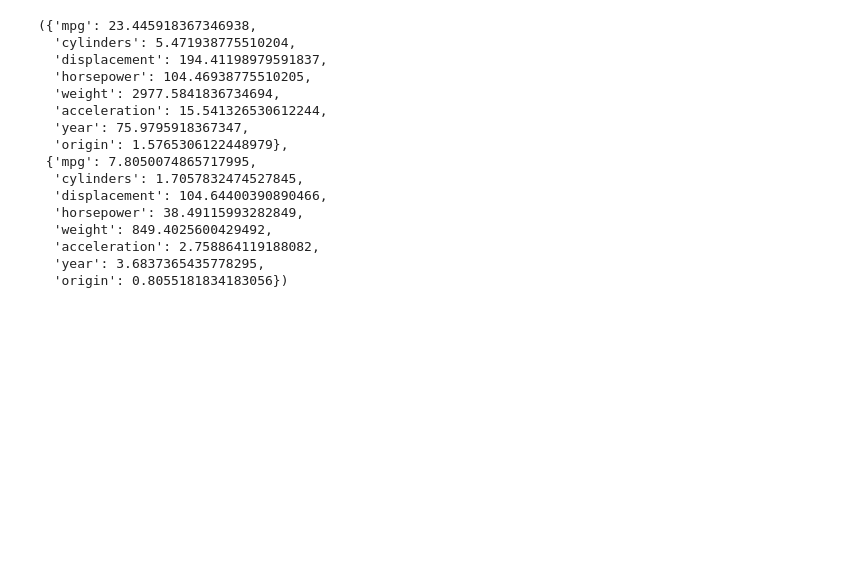
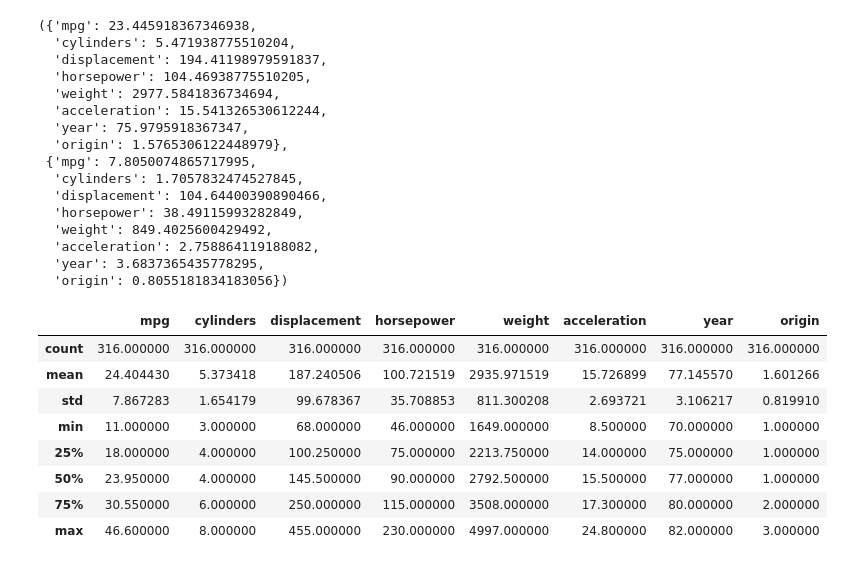
Before and after one commit to zamanmiraz/DSandML-Notebooks, a Jupyter notebook: ISLP_Practice/chapter2.ipynb, the cells around one changed output. Cells and saved outputs as stored; diff of their text form; code cells hidden in the pictures; blank space fills up the shorter version.

```diff
--- a/ISLP_Practice/chapter2.ipynb
+++ b/ISLP_Practice/chapter2.ipynb
@@ -157,3 +158,18 @@ quantitative_mean, quantitative_std
   'acceleration': 2.758864119188082,
   'year': 3.6837365435778295,
   'origin': 0.8055181834183056})
+# %%
+# Remove 10th to 85th observations from the Auto dataset
+auto_trimmed = auto.drop(auto.index[9:85])
+# %%
+auto_trimmed.describe()  # Display summary statistics of the trimmed Auto dataset
+# %% [output]
+|  | mpg | cylinders | displacement | horsepower | weight | acceleration | year | origin |
+| count | 316.000000 | 316.000000 | 316.000000 | 316.000000 | 316.000000 | 316.000000 | 316.000000 | 316.000000 |
+| mean | 24.404430 | 5.373418 | 187.240506 | 100.721519 | 2935.971519 | 15.726899 | 77.145570 | 1.601266 |
+| std | 7.867283 | 1.654179 | 99.678367 | 35.708853 | 811.300208 | 2.693721 | 3.106217 | 0.819910 |
+| min | 11.000000 | 3.000000 | 68.000000 | 46.000000 | 1649.000000 | 8.500000 | 70.000000 | 1.000000 |
+| 25% | 18.000000 | 4.000000 | 100.250000 | 75.000000 | 2213.750000 | 14.000000 | 75.000000 | 1.000000 |
+| 50% | 23.950000 | 4.000000 | 145.500000 | 90.000000 | 2792.500000 | 15.500000 | 77.000000 | 1.000000 |
+| 75% | 30.550000 | 6.000000 | 250.000000 | 115.000000 | 3508.000000 | 17.300000 | 80.000000 | 2.000000 |
+| max | 46.600000 | 8.000000 | 455.000000 | 230.000000 | 4997.000000 | 24.800000 | 82.000000 | 3.000000 |
```
Also changed, not shown: parts of 2 cells of this notebook.
